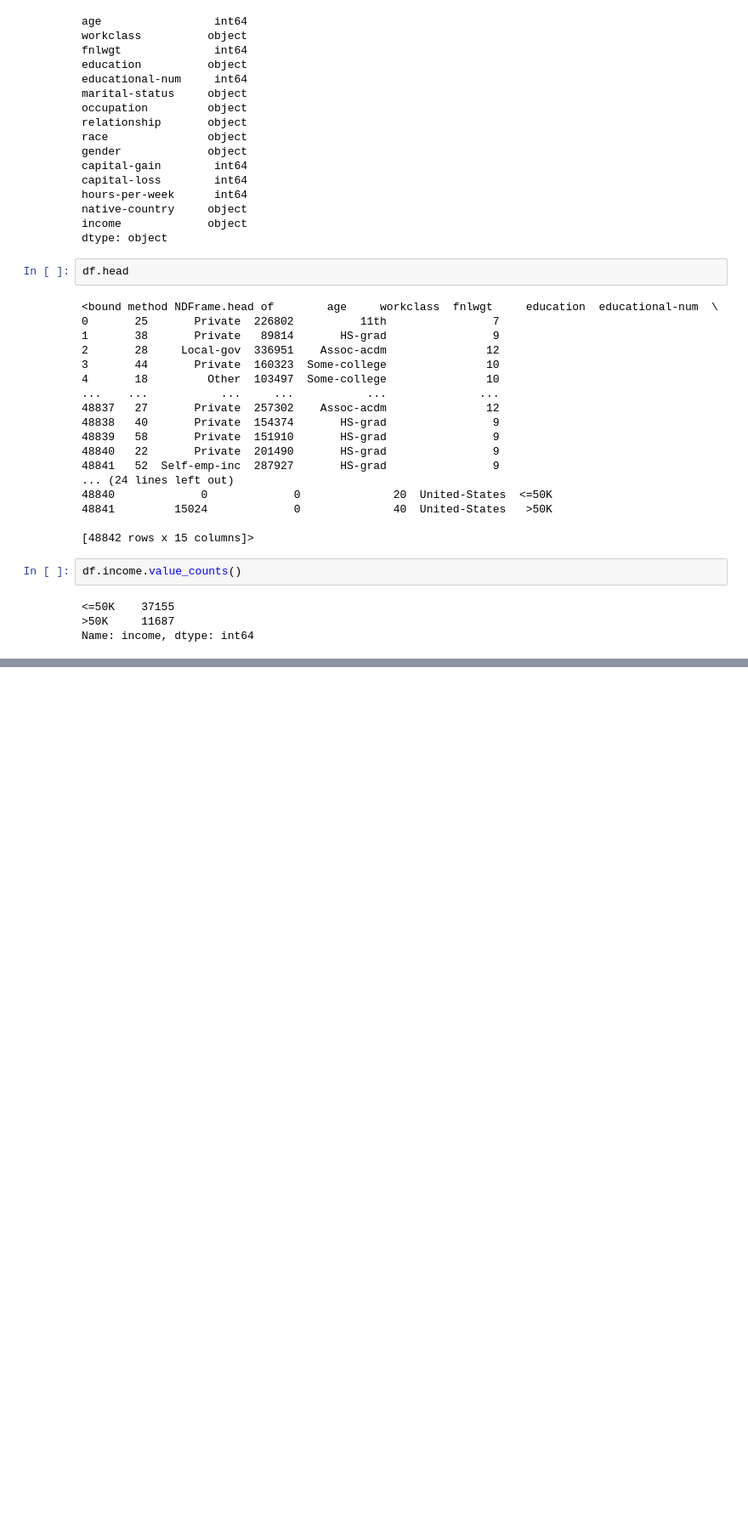
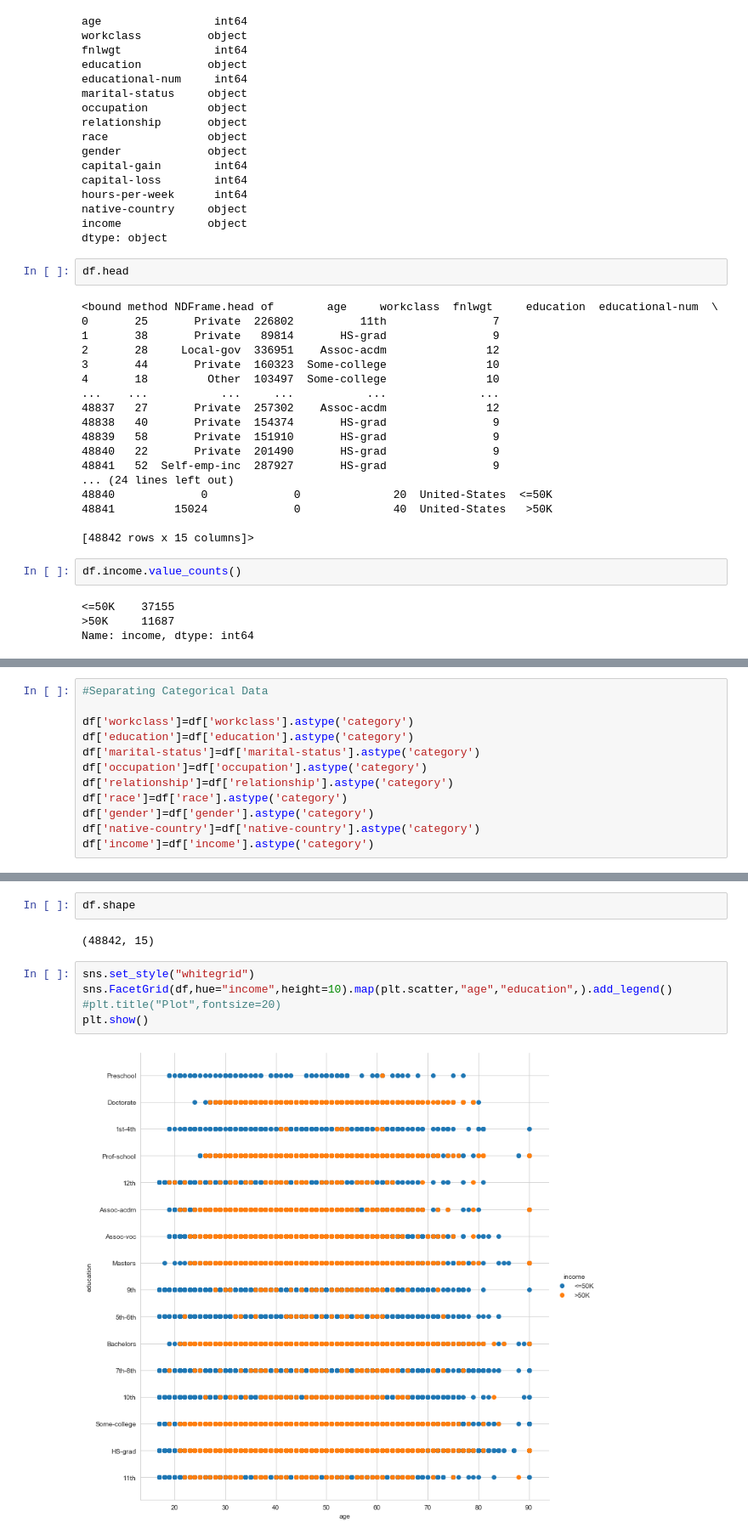
Before and after one commit to rahulgolani/Web-Application-To-Consume-Prediction-Models, a Jupyter notebook: Univariate Analysis Of Adult Data Set.ipynb, the cells around one changed output, grey strips where cells are left out. Shown: that part at 85% size. Drawn from its saved outputs; the diff is of its cells as text; blank space fills up the shorter version.

```diff
--- a/Univariate Analysis Of Adult Data Set.ipynb
+++ b/Univariate Analysis Of Adult Data Set.ipynb
@@ -780,0 +824,12 @@ Name: income, dtype: int64
+# %%
+#Separating Categorical Data
+
+df['workclass']=df['workclass'].astype('category')
+df['education']=df['education'].astype('category')
+df['marital-status']=df['marital-status'].astype('category')
+df['occupation']=df['occupation'].astype('category')
+df['relationship']=df['relationship'].astype('category')
+df['race']=df['race'].astype('category')
+df['gender']=df['gender'].astype('category')
+df['native-country']=df['native-country'].astype('category')
+df['income']=df['income'].astype('category')
@@ -780,0 +855,11 @@ Name: income, dtype: int64
+# %%
+df.shape
+# %% [output]
+(48842, 15)
+# %%
+sns.set_style("whitegrid")
+sns.FacetGrid(df,hue="income",height=10).map(plt.scatter,"age","education",).add_legend()
+#plt.title("Plot",fontsize=20)
+plt.show()
+# %% [output]
+[figure, added]
```
Also changed, not shown: parts of 7 cells of this notebook, 1 other file.
